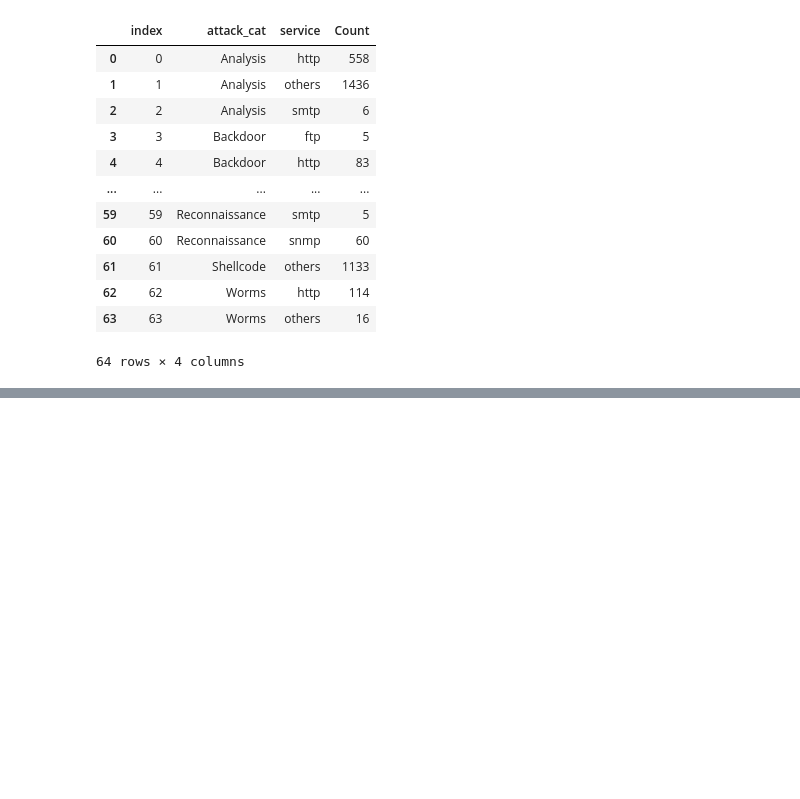
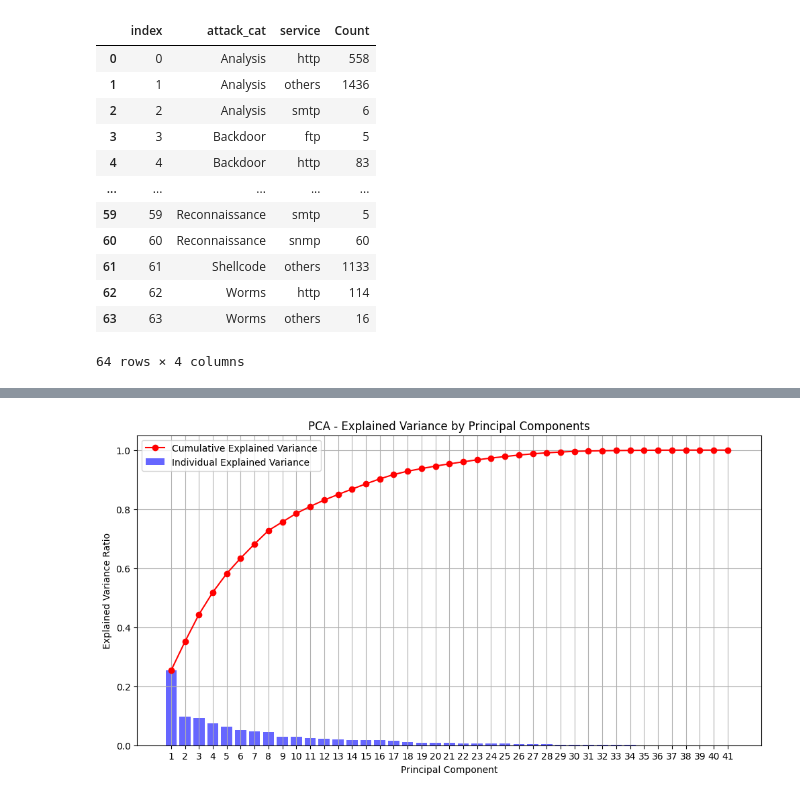
Before and after one commit to avinashyadav16/anomaly-and-threat-detection-in-network-traffic, a Jupyter notebook: EDA.ipynb, the cells around one changed output, grey strips where cells are left out. Saved outputs shown, nothing was run; the diff lists cells and outputs as text; code cells hidden in the pictures; blank space fills up the shorter version.

```diff
--- a/EDA.ipynb
+++ b/EDA.ipynb
@@ -599,3 +649,0 @@ Index(['proto', 'service', 'state', 'attack_cat'], dtype='object')
-# %%
-train_data = pd.get_dummies(
-    train_data, columns=['proto', 'service'], drop_first=True)
@@ -604,5 +649,0 @@ train_data = pd.get_dummies(
-# %%
-label_encoder = LabelEncoder()
-train_data['state'] = label_encoder.fit_transform(train_data['state'])
-train_data['attack_cat'] = label_encoder.fit_transform(
-    train_data['attack_cat'])
@@ -608,0 +703,56 @@ train_data['attack_cat'] = label_encoder.fit_transform(
+# %%
+# Step 1: Select only numeric columns
+numeric_columns = train_data.select_dtypes(include=[np.number]).columns
+numeric_data = train_data[numeric_columns]
+
+
+# Step 2: Standardize the data
+scaler = StandardScaler()
+scaled_data = scaler.fit_transform(numeric_data)
+
+
+# Step 3: Apply PCA
+pca = PCA()
+pca.fit(scaled_data)
+
+
+# Step 4: Analyze the results
+explained_variance = pca.explained_variance_ratio_
+cumulative_variance = np.cumsum(explained_variance)
+
+
+# Create a DataFrame to hold the explained variance
+explained_variance_df = pd.DataFrame({
+    'Principal Component': np.arange(1, len(explained_variance) + 1),
+    'Explained Variance': explained_variance,
+    'Cumulative Variance': cumulative_variance
+})
+
+
+# Print explained variance
+print(explained_variance_df)
+
+
+# Step 5: Visualize explained variance
+plt.figure(figsize=(12, 6))
+
+
+plt.bar(
+    explained_variance_df['Principal Component'],
+    explained_variance_df['Explained Variance'],
+    alpha=0.6,
+    color='b',
+    label='Individual Explained Variance'
+)
+
+
+plt.plot(explained_variance_df['Principal Component'], explained_variance_df['Cumulative Variance'],
+         marker='o', color='r', label='Cumulative Explained Variance')
+plt.title('PCA - Explained Variance by Principal Components')
+plt.xlabel('Principal Component')
+plt.ylabel('Explained Variance Ratio')
+plt.xticks(np.arange(1, len(explained_variance_df) + 1))
+plt.legend()
+plt.grid()
+plt.show()
+# %% [output]
@@ -608,0 +776 @@ train_data['attack_cat'] = label_encoder.fit_transform(
+[figure, added]
```
Also changed, not shown: parts of 58 cells of this notebook, 1 other file.
